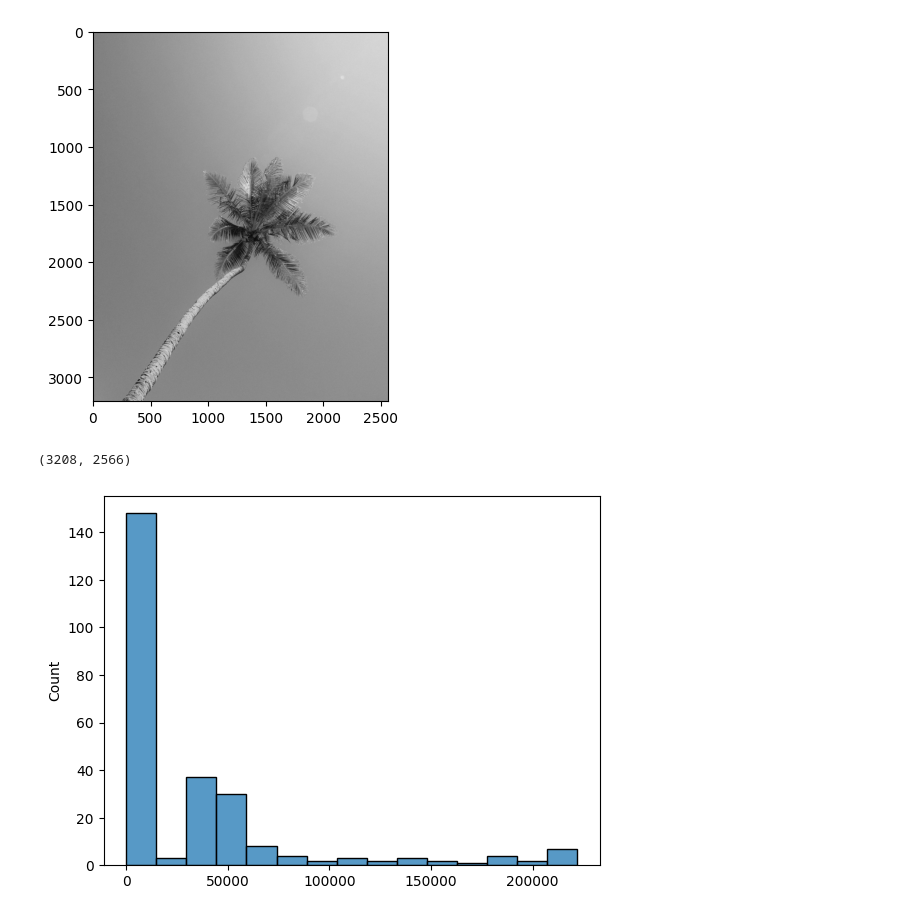
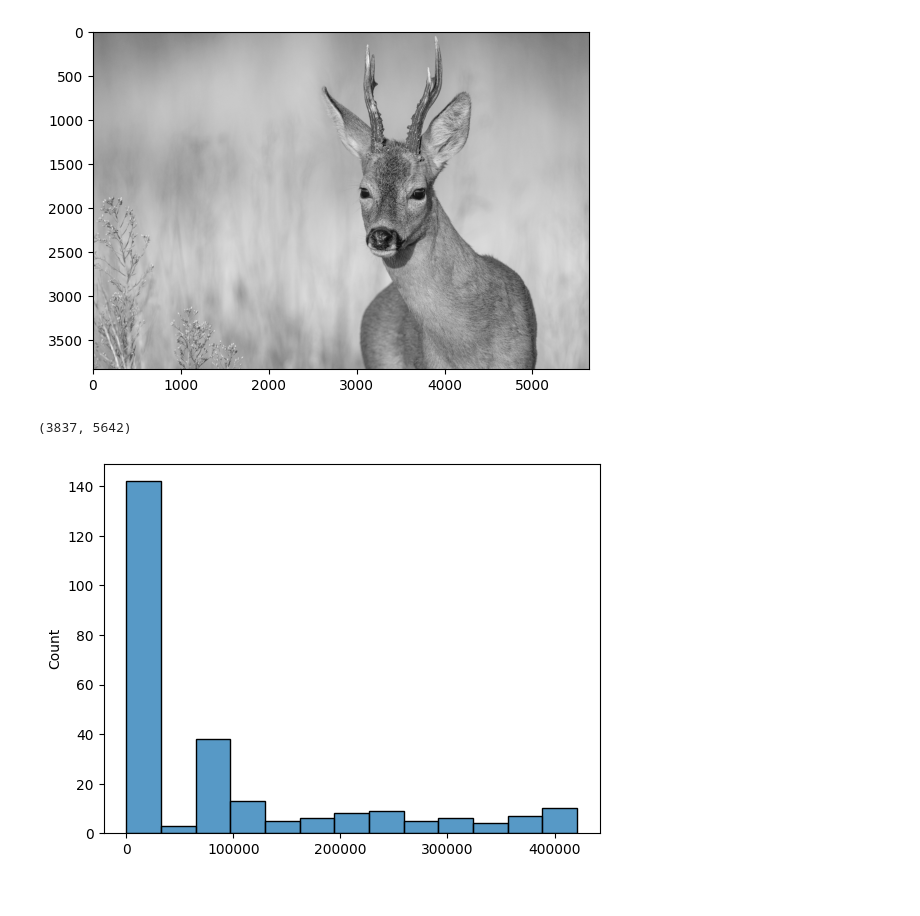
Before and after one commit to Istiaq-Fuad/digital-image-processing, a Jupyter notebook: notebooks/Notebook 1.ipynb, the cells around one changed output. Drawn from its saved outputs; the diff is of its cells as text; code cells hidden in the pictures.

```diff
--- a/notebooks/Notebook 1.ipynb
+++ b/notebooks/Notebook 1.ipynb
@@ -5,16 +5,16 @@ import matplotlib.pyplot as plt
 import seaborn as sns
 # %%
 # read image using opencv
-img = cv2.imread('test.jpg', 0)
+img = cv2.imread('../images/deer.jpg', 0)
 
 plt.imshow(img, cmap='gray')
 plt.show()
 # %% [output]
-[figure, old version]
+[figure, new version]
 # %%
 img.shape
 # %% [output]
-(3208, 2566)
+(3837, 5642)
 # %%
 def calculate_histogram(image):
     histogram = [0] * 256
@@ -48,4 +48,4 @@ final_hist = calculate_histogram(equalized_img.astype(np.int32))
 sns.histplot(final_hist)
 plt.show()
 # %% [output]
-[figure, old version]
+[figure, new version]
```
Also changed, not shown: parts of 3 cells of this notebook, 3 other files.
